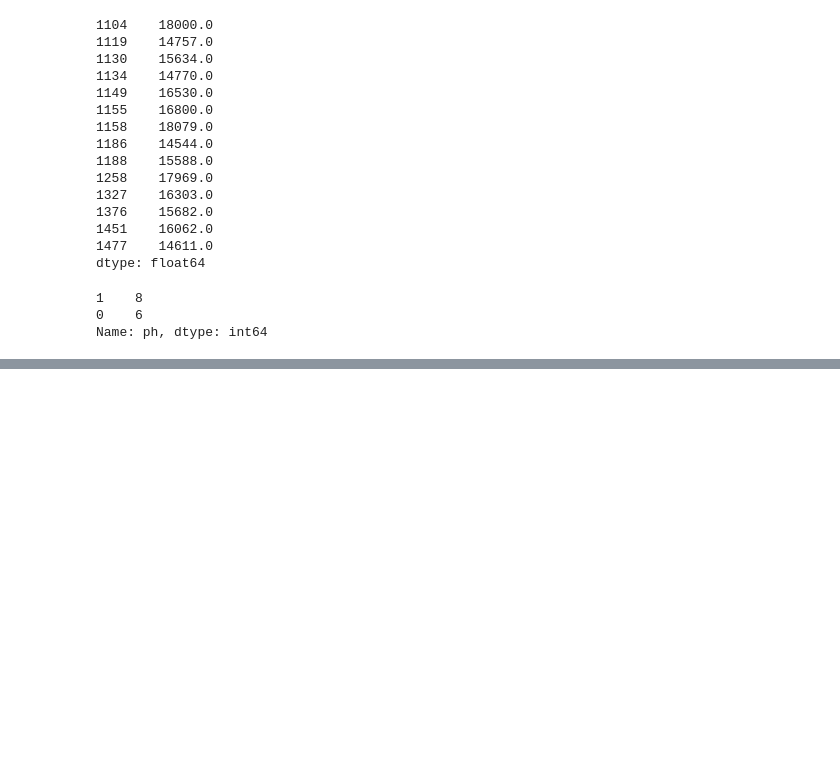
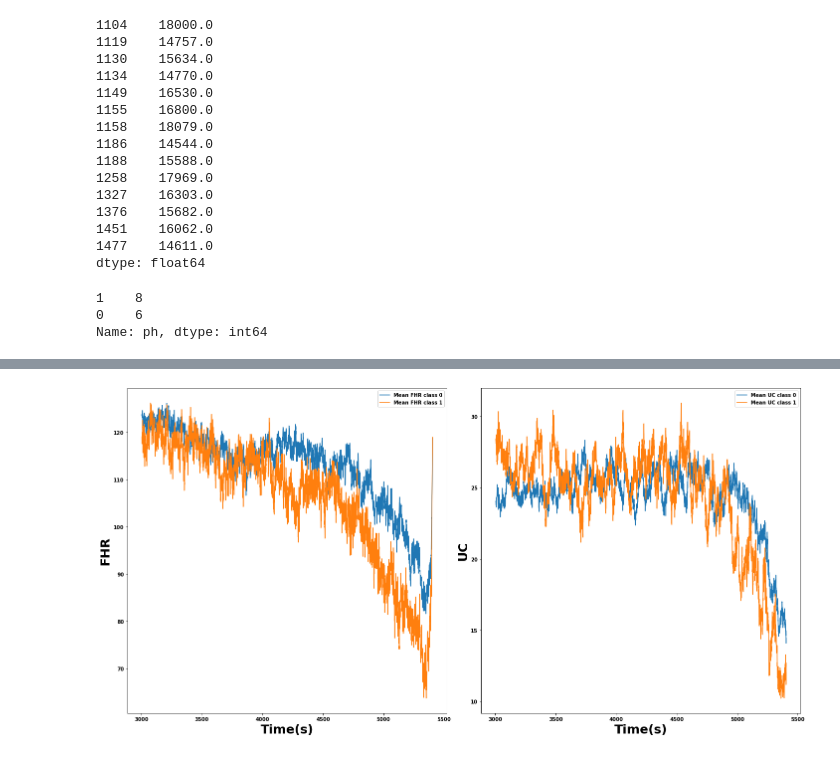
Before and after one commit to lujoselu98/TFM, a Jupyter notebook: Transformations/data_analyisis_and_clean.ipynb, the cells around one changed output, grey strips where cells are left out. Drawn from its saved outputs; the diff is of its cells as text; code cells hidden in the pictures; blank space fills up the shorter version.

```diff
--- a/Transformations/data_analyisis_and_clean.ipynb
+++ b/Transformations/data_analyisis_and_clean.ipynb
@@ -137,0 +193,20 @@ Name: ph, dtype: int64
+# %%
+fig, ax = plt.subplots(nrows=1, ncols=2, figsize=(20, 10))
+
+ax[0].plot(fhr_cut[y_cut == 0].mean().index, fhr_cut[y_cut == 0].mean().values, label='Mean FHR class 0')
+ax[0].plot(fhr_cut[y_cut == 1].mean().index, fhr_cut[y_cut == 1].mean().values, label='Mean FHR class 1')
+ax[1].plot(uc_cut[y_cut == 0].mean().index, uc_cut[y_cut == 0].mean().values, label='Mean UC class 0')
+ax[1].plot(uc_cut[y_cut == 1].mean().index, uc_cut[y_cut == 1].mean().values, label='Mean UC class 1')
+
+ax[0].set_xlabel('Time(s)', fontsize=25)
+ax[1].set_xlabel('Time(s)', fontsize=25)
+ax[0].set_ylabel('FHR', fontsize=25)
+ax[1].set_ylabel('UC', fontsize=25)
+ax[0].legend()
+ax[1].legend()
+fig.tight_layout()
+
+plt.savefig(f"{paths.ORIGINAL_DATA_PLOTS}/Means_plots_clean_cut.pdf")
+plt.savefig(f"{paths.ORIGINAL_DATA_PLOTS}/Means_plots_clean_cut.png")
+# %% [output]
+[figure, added]
```
Also changed, not shown: parts of 5 cells of this notebook, 5 other files.
